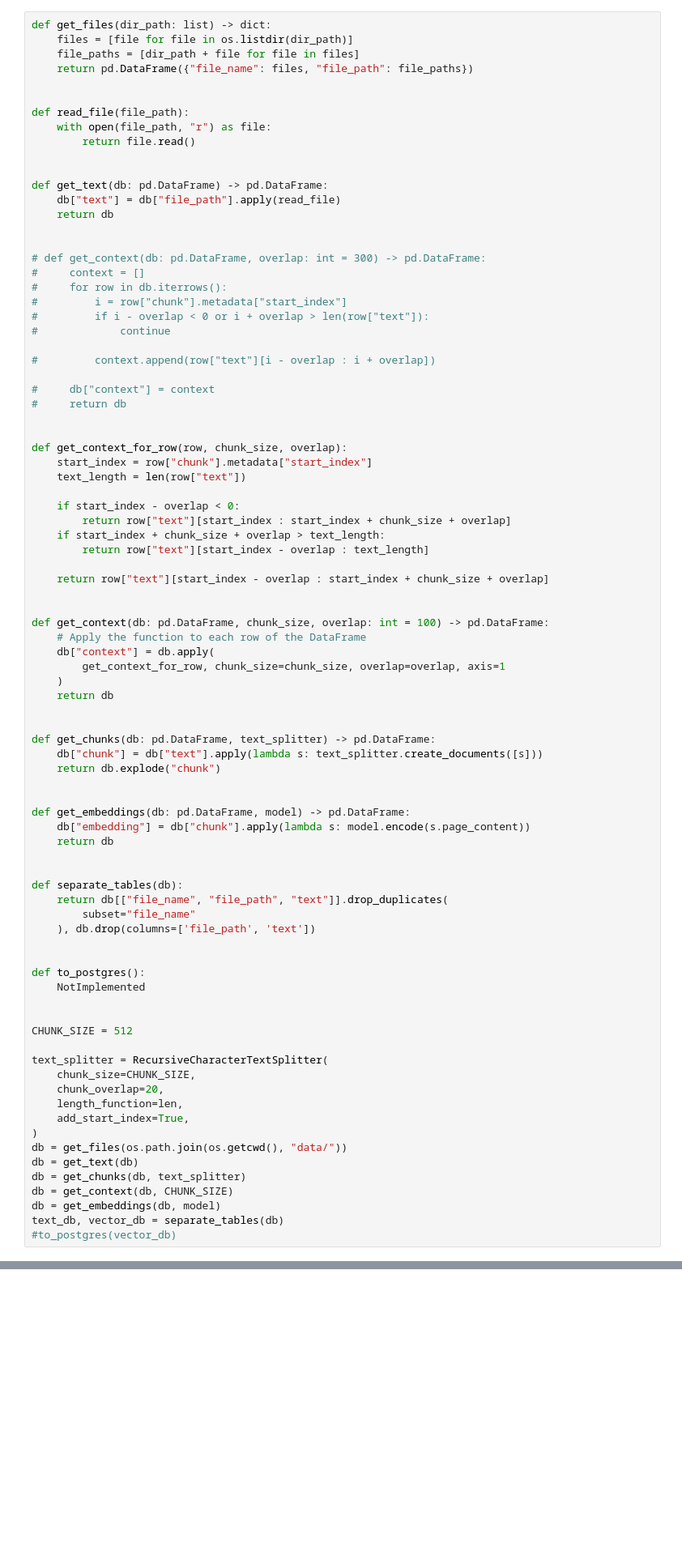
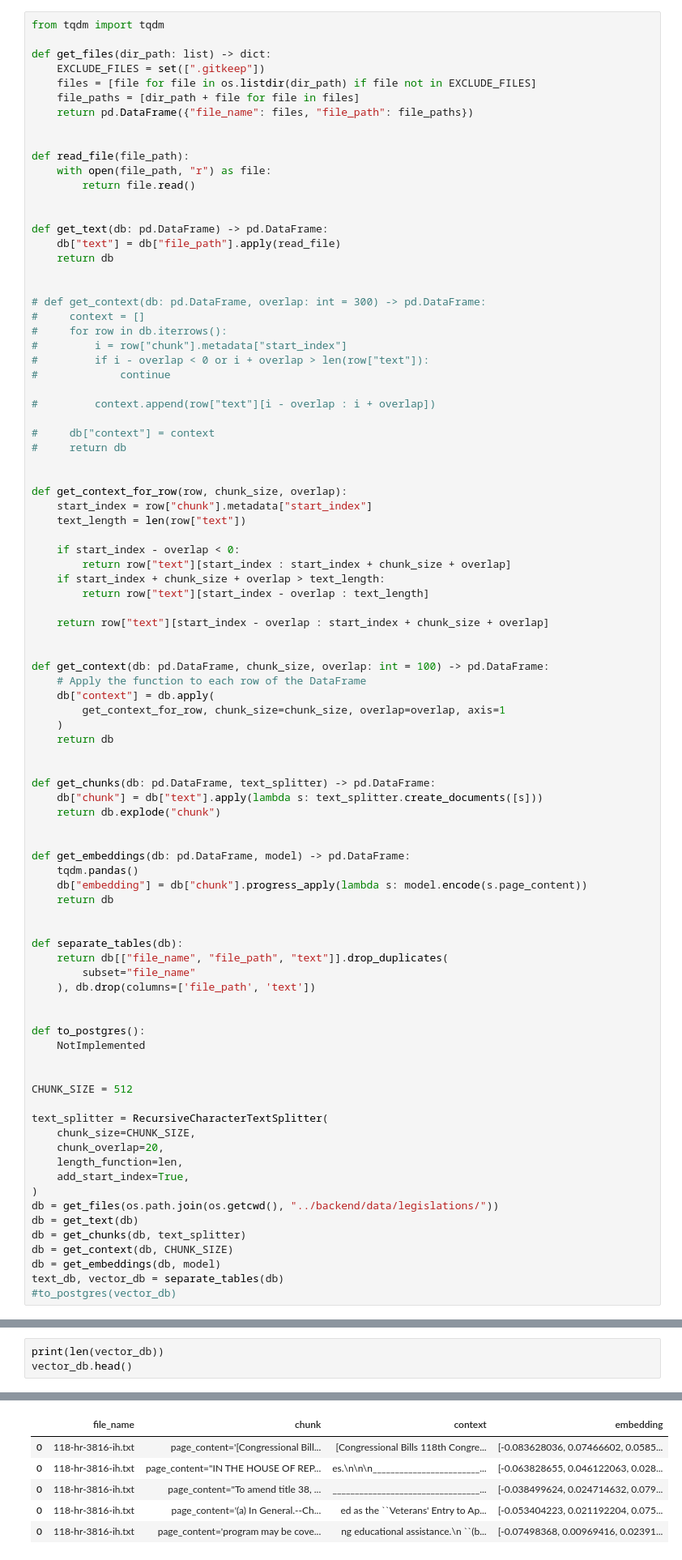
Before and after one commit to farisdurrani/legislation_llm, a Jupyter notebook: pipeline/pull_data.ipynb, the cells around one changed output, grey strips where cells are left out. Shown at 81% size. Cells and saved outputs as stored; diff of their text form; blank space fills up the shorter version.

Commit message:
adding all legislation to db

```diff
--- a/pipeline/pull_data.ipynb
+++ b/pipeline/pull_data.ipynb
@@ -47,8 +47,11 @@ Requirement already satisfied: mypy-extensions>=0.3.0 in /Users/fdurrani/LocalGi
 Requirement already satisfied: MarkupSafe>=2.0 in /Users/fdurrani/LocalGitHub/legislation_llm/.venv/lib/python3.9/site-packages (from jinja2->torch>=1.6.0->sentence_transformers) (2.1.3)
 Requirement already satisfied: mpmath>=0.19 in /Users/fdurrani/LocalGitHub/legislation_llm/.venv/lib/python3.9/site-packages (from sympy->torch>=1.6.0->sentence_transformers) (1.3.0)
 # %%
+from tqdm import tqdm
+
 def get_files(dir_path: list) -> dict:
-    files = [file for file in os.listdir(dir_path)]
+    EXCLUDE_FILES = set([".gitkeep"])
+    files = [file for file in os.listdir(dir_path) if file not in EXCLUDE_FILES]
     file_paths = [dir_path + file for file in files]
     return pd.DataFrame({"file_name": files, "file_path": file_paths})
 
@@ -102,7 +105,8 @@ def get_chunks(db: pd.DataFrame, text_splitter) -> pd.DataFrame:
 
 
 def get_embeddings(db: pd.DataFrame, model) -> pd.DataFrame:
-    db["embedding"] = db["chunk"].apply(lambda s: model.encode(s.page_content))
+    tqdm.pandas()
+    db["embedding"] = db["chunk"].progress_apply(lambda s: model.encode(s.page_content))
     return db
 
 
@@ -124,7 +128,7 @@ text_splitter = RecursiveCharacterTextSplitter(
     length_function=len,
     add_start_index=True,
 )
-db = get_files(os.path.join(os.getcwd(), "data/"))
+db = get_files(os.path.join(os.getcwd(), "../backend/data/legislations/"))
 db = get_text(db)
 db = get_chunks(db, text_splitter)
 db = get_context(db, CHUNK_SIZE)
@@ -155,0 +149,4 @@ vector_db
+# %%
+print(len(vector_db))
+vector_db.head()
+# %% [output]
@@ -156,2 +154,8 @@ vector_db
+|  | file_name | chunk | context | embedding |
+| 0 | 118-hr-3816-ih.txt | page_content='[Congressional Bill... | [Congressional Bills 118th Congre... | [-0.083628036, 0.07466602, 0.0585... |
+| 0 | 118-hr-3816-ih.txt | page_content="IN THE HOUSE OF REP... | es.\n\n\n________________________... | [-0.063828655, 0.046122063, 0.028... |
+| 0 | 118-hr-3816-ih.txt | page_content="To amend title 38, ... | _________________________________... | [-0.038499624, 0.024714632, 0.079... |
+| 0 | 118-hr-3816-ih.txt | page_content='(a) In General.--Ch... | ed as the ``Veterans' Entry to Ap... | [-0.053404223, 0.021192204, 0.075... |
+| 0 | 118-hr-3816-ih.txt | page_content='program may be cove... | ng educational assistance.\n ``(b... | [-0.07498368, 0.00969416, 0.02391... |
 # %%
 # CONFIG
```
Also changed, not shown: parts of 11 cells of this notebook.
